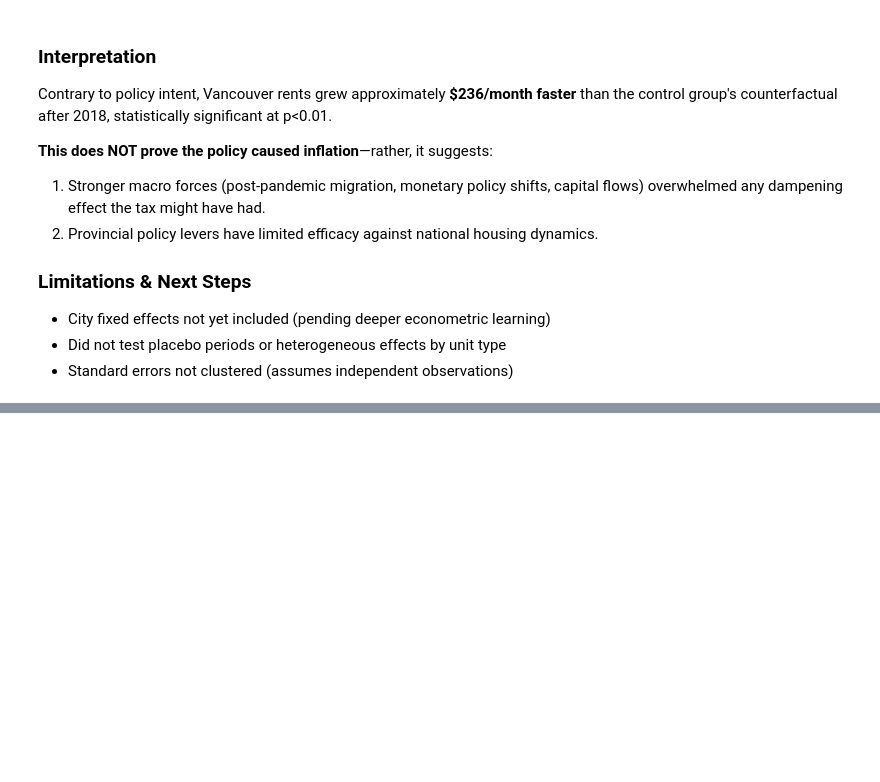
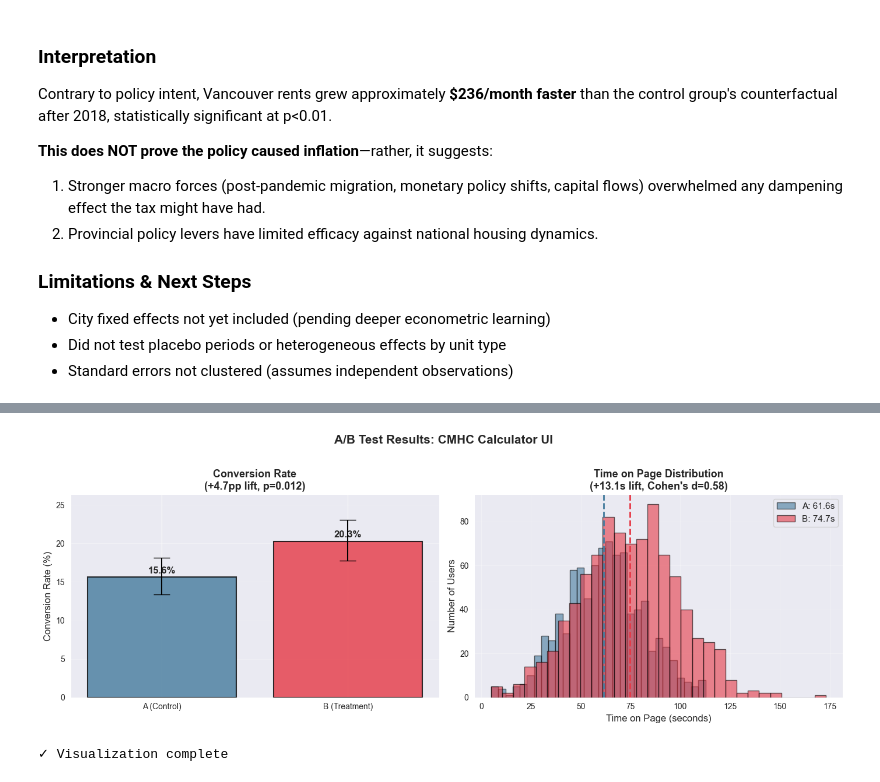
Before and after one commit to ABswh17/canada-housing-affordability, a Jupyter notebook: notebooks/01_data_exploration.ipynb, the cells around one changed output, grey strips where cells are left out. Cells and saved outputs as stored; diff of their text form; code cells hidden in the pictures; blank space fills up the shorter version.

Commit message:
Day 4: A/B testing module with power analysis, chi-square, t-test, and effect sizes

```diff
--- a/notebooks/01_data_exploration.ipynb
+++ b/notebooks/01_data_exploration.ipynb
@@ -1729,0 +2038,54 @@ than the control group's counterfactual after 2018, statistically significant at
+# %%
+# ============================================================
+# Day 4 - Step 5a: A/B test results visualization
+# ============================================================
+
+import matplotlib.pyplot as plt
+import numpy as np
+
+fig, axes = plt.subplots(1, 2, figsize=(14, 5))
+
+# === 左图: Conversion rate 对比（带误差棒） ===
+groups = ['A (Control)', 'B (Treatment)']
+rates = [p_a * 100, p_b * 100]
+ci_lows = [(p_a - ci_a_low) * 100, (p_b - ci_b_low) * 100]
+ci_highs = [(ci_a_high - p_a) * 100, (ci_b_high - p_b) * 100]
+errors = [ci_lows, ci_highs]
+
+colors = ['#457B9D', '#E63946']
+bars = axes[0].bar(groups, rates, yerr=errors, capsize=10,
+                    color=colors, alpha=0.8, edgecolor='black', linewidth=1.5)
+
+# 加数字标签
+for bar, rate in zip(bars, rates):
+    axes[0].text(bar.get_x() + bar.get_width()/2, bar.get_height() + 0.5,
+                 f'{rate:.1f}%', ha='center', fontsize=12, fontweight='bold')
+
+axes[0].set_ylabel('Conversion Rate (%)', fontsize=12)
+axes[0].set_title(f'Conversion Rate\n(+{(p_b-p_a)*100:.1f}pp lift, p={p_chi2:.3f})',
+                   fontsize=13, fontweight='bold')
+axes[0].set_ylim(0, max(rates) * 1.3)
+axes[0].grid(True, alpha=0.3, axis='y')
+
+# === 右图: Time on page 分布对比 ===
+axes[1].hist(group_a_times, bins=30, alpha=0.6, color='#457B9D',
+             label=f'A: {mean_a:.1f}s', edgecolor='black')
+axes[1].hist(group_b_times, bins=30, alpha=0.6, color='#E63946',
+             label=f'B: {mean_b:.1f}s', edgecolor='black')
+axes[1].axvline(mean_a, color='#457B9D', linestyle='--', linewidth=2)
+axes[1].axvline(mean_b, color='#E63946', linestyle='--', linewidth=2)
+axes[1].set_xlabel('Time on Page (seconds)', fontsize=12)
+axes[1].set_ylabel('Number of Users', fontsize=12)
+axes[1].set_title(f'Time on Page Distribution\n(+{diff_time:.1f}s lift, Cohen\'s d={cohens_d:.2f})',
+                   fontsize=13, fontweight='bold')
+axes[1].legend(fontsize=11)
+axes[1].grid(True, alpha=0.3)
+
+plt.suptitle('A/B Test Results: CMHC Calculator UI', fontsize=15, fontweight='bold', y=1.02)
+plt.tight_layout()
+plt.show()
+
+print("✓ Visualization complete")
+# %% [output]
+[figure, added]
+✓ Visualization complete
```
Also changed, not shown: parts of 6 cells of this notebook.
